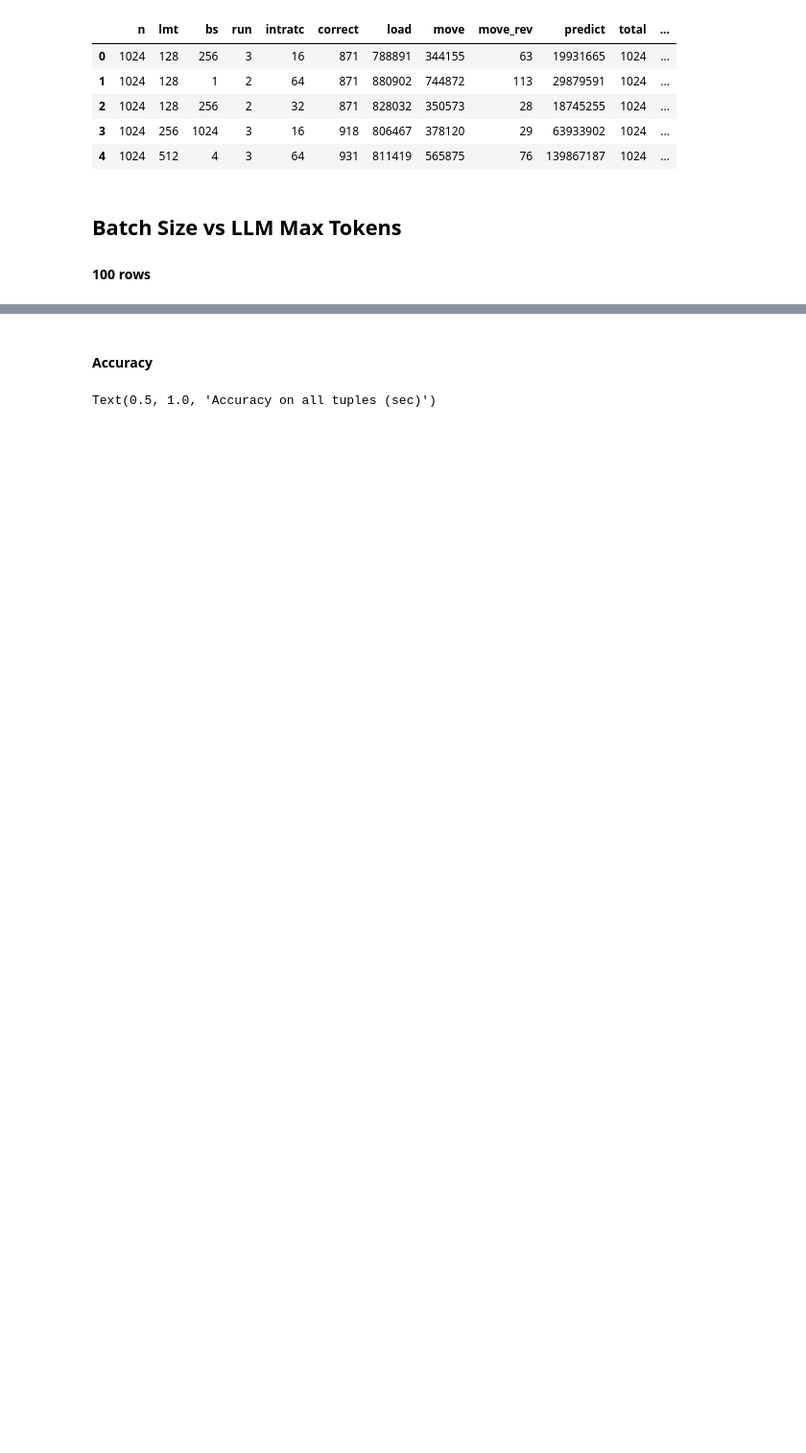
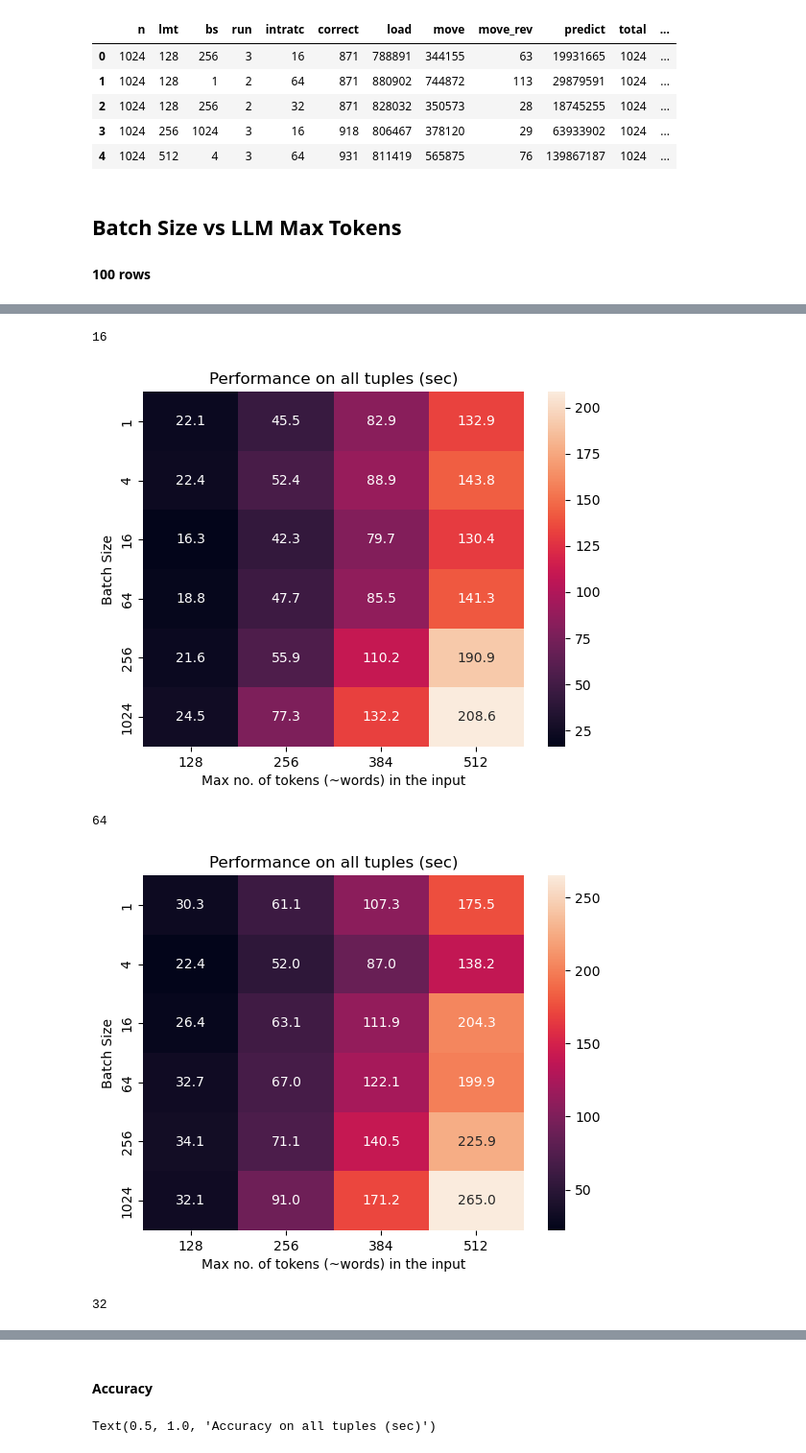
Before and after one commit to ThatUdeshUK/mldb, a Jupyter notebook: eval/Compare LLM parameters.ipynb, the cells around one changed output, grey strips where cells are left out. Shown at 96% size. Cells and saved outputs as stored; diff of their text form; code cells hidden in the pictures; blank space fills up the shorter version.

```diff
--- a/eval/Compare LLM parameters.ipynb
+++ b/eval/Compare LLM parameters.ipynb
@@ -73,0 +54,28 @@ Text(0.5, 1.0, 'Performance on all tuples (sec)')
+# %%
+out = results[results['n'] == 1024]
+out = out.loc[:, ['bs', 'lmt', 'intratc', 'total_time']].groupby(['bs', 'lmt', 'intratc']).mean().reset_index()
+
+x = out['bs'].unique()
+y = out['lmt'].unique()
+tc = out['intratc'].unique()
+
+tc_labels = []
+tc_colors = ['blues', 'reds', 'greens']
+tcs = []
+for tc_v in tc:
+  temp = out[out['intratc'] == tc_v].loc[:, ['bs', 'lmt', 'total_time']].groupby(['bs', 'lmt']).mean().reset_index()
+  temp = temp.pivot(index="bs", columns="lmt", values="total_time")
+  tc_labels.append(tc_v)
+  tcs.append(temp)
+
+print("Thread Count Legend:")
+for tc_label, tc_color in zip(tc_labels, tc_colors):
+  print(f"{tc_label} = {tc_color}")
+
+fig = go.Figure(data=[go.Surface(x=y, y=x, z=z_v, colorscale=c) for z_v, c in zip(tcs, tc_colors)])
+fig.update_scenes(yaxis_title_text='Batch size',
+                  xaxis_title_text='Max no. of tokens (~words) in the input',
+                  zaxis_title_text='Performance on all tuples (sec)')
+fig.update_layout(autosize=False,
+                  width=640, height=640)
+fig.show()
@@ -73,0 +88,19 @@ Text(0.5, 1.0, 'Performance on all tuples (sec)')
+# %%
+out_raw = results[results['n'] == 1024]
+for tc in out_raw['intratc'].unique():
+    print(tc)
+    out = out_raw[out_raw['intratc'] == tc].loc[:, ['bs', 'lmt', 'total_time']].groupby(['bs', 'lmt']).mean().reset_index()
+    out = out.pivot(index="bs", columns="lmt", values="total_time")
+
+    plt.figure()
+    sns.heatmap(data=out, annot=True, fmt=".1f")
+    plt.xlabel('Max no. of tokens (~words) in the input')
+    plt.ylabel('Batch Size')
+    plt.title('Performance on all tuples (sec)')
+    plt.show()
+# %% [output]
+16
+[figure, added]
+64
+[figure, added]
+32
```
Also changed, not shown: parts of 6 cells of this notebook, 4 other files.
